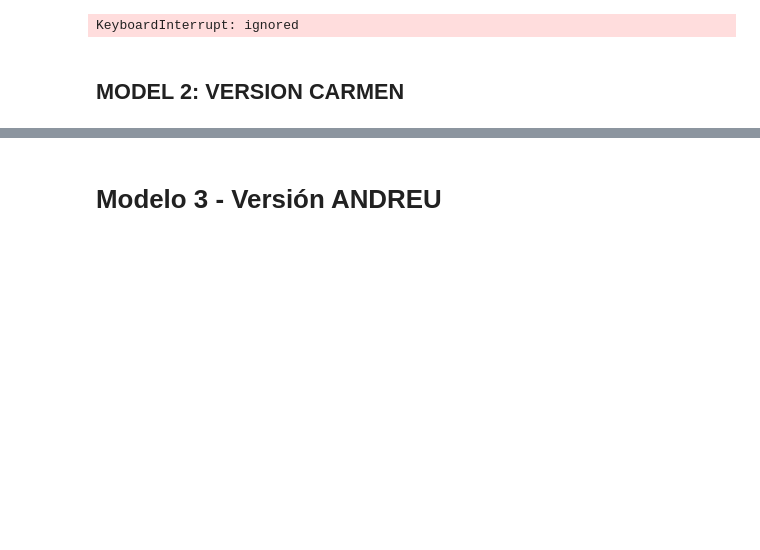
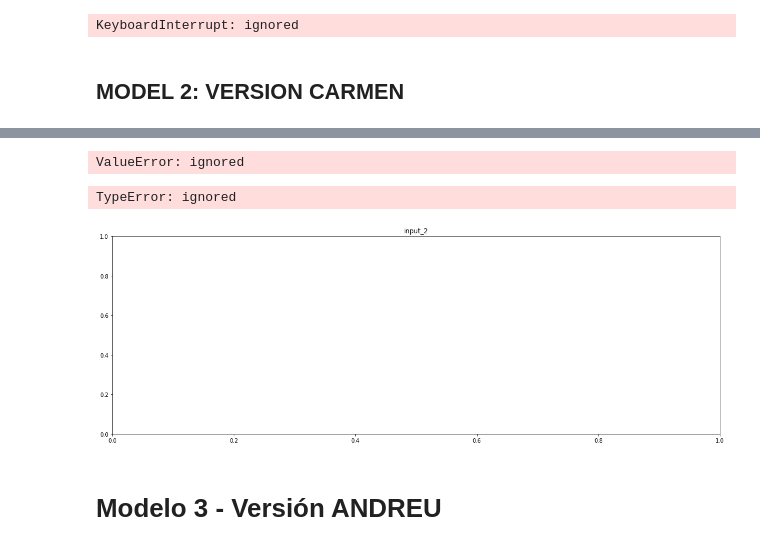
Before and after one commit to SerSanC/Master-Degree-Artificial-Inteligent, a Jupyter notebook: Tarea 4 - Jumanji/Ejercicio_Jumanji_definitivo.ipynb, the cells around one changed output, grey strips where cells are left out. Saved outputs shown, nothing was run; the diff lists cells and outputs as text; code cells hidden in the pictures; blank space fills up the shorter version.

```diff
--- a/Tarea 4 - Jumanji/Ejercicio_Jumanji_definitivo.ipynb
+++ b/Tarea 4 - Jumanji/Ejercicio_Jumanji_definitivo.ipynb
@@ -357,7 +357,7 @@ dense_lyr2 = keras.layers.Dense(32, activation='relu')(dropout2)
 dropout3 = keras.layers.Dropout(0.5)(dense_lyr2)
 dense_lyr3 = keras.layers.Dense(2, activation='softmax')(dropout3)
 
-model = keras.Model(inputs=input_lyr, outputs=dense_lyr3)
-model.compile(optimizer= tf.keras.optimizers.RMSprop(learning_rate=0.00001) , loss='categorical_crossentropy',
+model_C = keras.Model(inputs=input_lyr, outputs=dense_lyr3)
+model_C.compile(optimizer= tf.keras.optimizers.RMSprop(learning_rate=0.00001) , loss='categorical_crossentropy',
               metrics=['accuracy'])
 # %%
@@ -365,2 +383,2 @@ model.summary()
 # %%
-model.fit(train_ds, epochs=250, validation_data=validation_ds)
+model_C.fit(train_ds, epochs=200, callbacks=callbacks, validation_data=validation_ds)
@@ -369,3 +414,41 @@ model.layers
+# %%
+#Visualizamos los mapas de características
+layer_names = [layer.name for layer in model_C.layers]
+layer_outputs = [layer.output for layer in model_C.layers]
+feat_map_model = tf.keras.models.Model(inputs=model_C.input, outputs=layer_outputs)
+
+image_path= r"cats_and_dogs_filtered/train/cats/cat.11.jpg"
+img = load_img(image_path, target_size=(180, 180))
+input = img_to_array(img)
+input = input.reshape((1,) + input.shape)
+input /= 255.0
+
+feature_maps = feat_map_model.predict(input)
+
+#Las capas convolucionales tiene dimension == 4
+for layer_name, feature_map in zip(layer_names, feature_maps):
+  if len(feature_map.shape) == 4:
+      k = feature_map.shape[-1]
+      size=feature_map.shape[1]
+      for i in range(k):
+        feature_image = feature_map[0, :, :, i]
+        feature_image-= feature_image.mean()
+        feature_image/= feature_image.std ()
+        feature_image*=  64
+        feature_image+= 128
+        feature_image= np.clip(input, 0, 255).astype('uint8')
+        image_belt[:, i * size : (i + 1) * size] = feature_image
+# %% [output]
+ValueError: ignored
+# %%
+scale = 20./k
+plt.figure(figsize=(scale * k, scale))
+plt.title(layer_name)
+plt.grid(False)
+plt.imshow(image_belt, aspect='auto')
+# %% [output]
+TypeError: ignored
+[figure, added]
 # %%
 generate_feature_map(img,3,model)
 # %%
```
Also changed, not shown: parts of 6 cells of this notebook.
